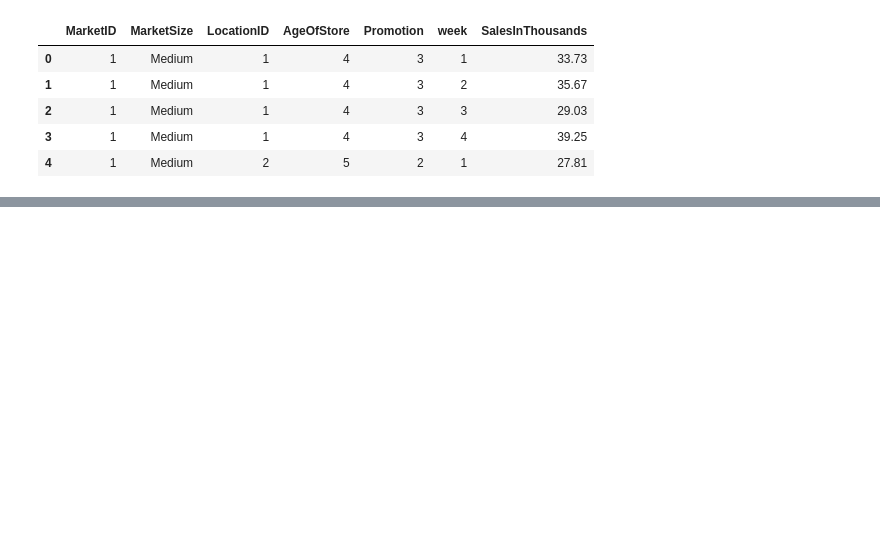
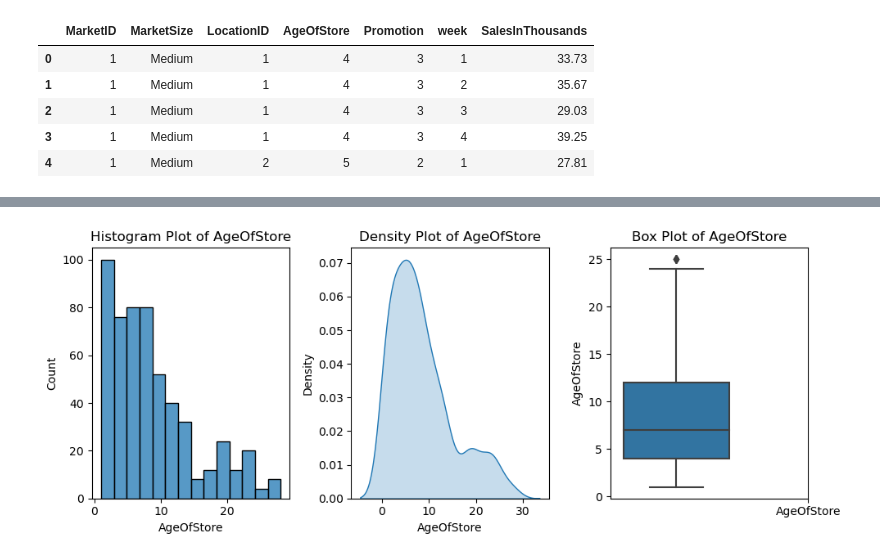
Before and after one commit to Singhal-Piyush/AB_Testing_Fast_Food_Chain, a Jupyter notebook: Fast_Food_Marketing_Campaign_AB_Testing.ipynb, the cells around one changed output, grey strips where cells are left out. Cells and saved outputs as stored; diff of their text form; code cells hidden in the pictures; blank space fills up the shorter version.

```diff
--- a/Fast_Food_Marketing_Campaign_AB_Testing.ipynb
+++ b/Fast_Food_Marketing_Campaign_AB_Testing.ipynb
@@ -208,0 +312,29 @@ Name: LocationID, Length: 137, dtype: int64
+# %%
+variable = "AgeOfStore"
+
+# figure size
+plt.figure(figsize = (10,4))
+
+# Plot 1: Histogram Plot
+plt.subplot(1,3,1)
+sns.histplot(x = variable, data = dataset)
+plt.title(f"Histogram Plot of {variable}")
+
+# Plot 2: Density Plot
+plt.subplot(1,3,2)
+sns.kdeplot(x = variable, data = dataset, fill = True)
+plt.title(f"Density Plot of {variable}")
+
+# Plot 3: Box Plot
+plt.subplot(1,3,3)
+sns.boxplot(y = variable, data = dataset[dataset[variable]<=25])
+plt.xticks(ticks = [1], labels = ["AgeOfStore"])
+plt.title(f"Box Plot of {variable}")
+
+# Adjust layout
+plt.tight_layout()
+
+# Show plot
+plt.show()
+# %% [output]
+[figure, added]
```
Also changed, not shown: parts of 74 cells of this notebook.
